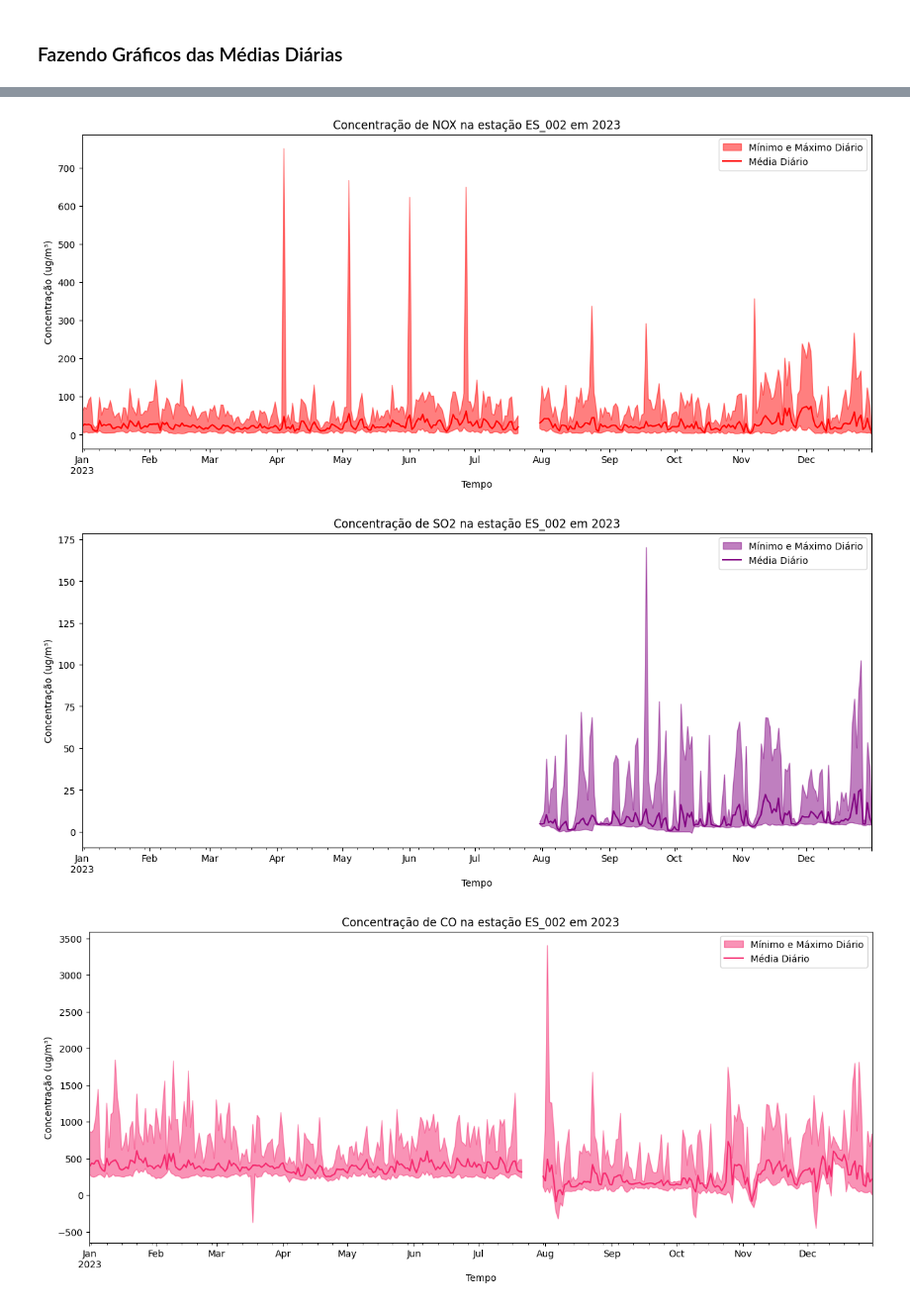
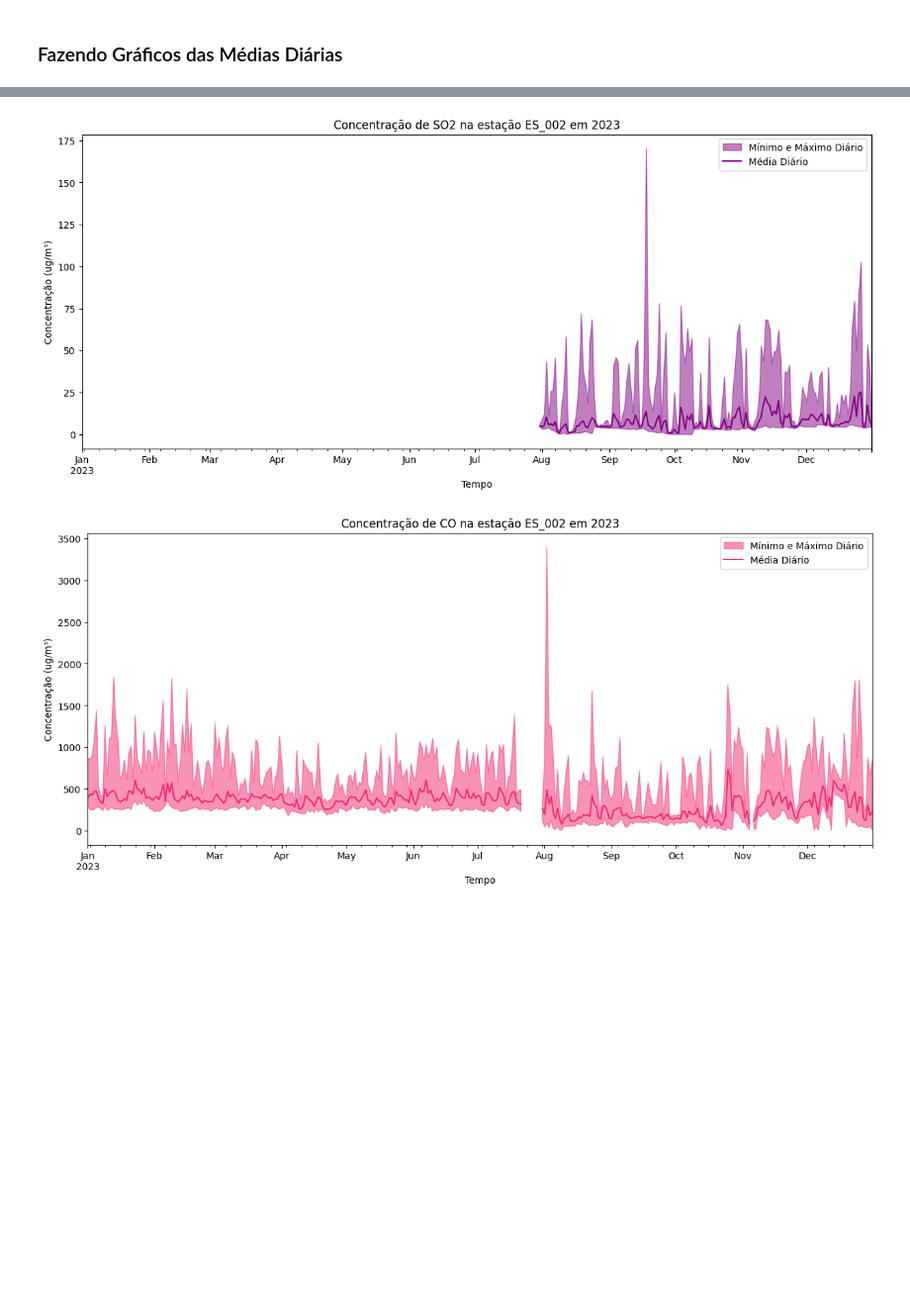
Before and after one commit to Bianca-bonetti/ENS410064, a Jupyter notebook: Atividade03.ipynb, the cells around one changed output, grey strips where cells are left out. Shown at 99% size. Saved outputs shown, nothing was run; the diff lists cells and outputs as text; code cells hidden in the pictures; blank space fills up the shorter version.

```diff
--- a/Atividade03.ipynb
+++ b/Atividade03.ipynb
@@ -87,7 +90,3 @@ See the caveats in the documentation: https://pandas.pydata.org/pandas-docs/stab
 | 2023-01-01 02:30:00 | 2023 | 1 | 1 | 2 | 30 | Ibes | ES_008 | MP25 | NaN | ug/m3 | Automatica | ... |
 | 2023-01-01 03:30:00 | 2023 | 1 | 1 | 3 | 30 | Ibes | ES_008 | MP25 | NaN | ug/m3 | Automatica | ... |
 | 2023-01-01 04:30:00 | 2023 | 1 | 1 | 4 | 30 | Ibes | ES_008 | MP25 | NaN | ug/m3 | Automatica | ... |
-# %%
-# Selecionando somente os dados importantes para minha análise
-laranjeiras = laranjeiras[['Poluente','Valor', 'Unidade', 'Tipo', 'Testacao']]
-laranjeiras
@@ -128,28 +121,27 @@ for polu in poluentes:
 # %% [markdown]
 ### Fazendo Gráficos das Médias Diárias
 # %%
-jj=0
-for polu in poluentes:
+for jj, polu in enumerate(poluentes):
     # Calcula a média, mínima e máxima diária
     df_poluente = laranjeiras.loc[(laranjeiras['Poluente'] == polu)]
-    media_diaria_poluente = df_poluente['Valor'].resample('D').mean()  #Resample('D'),reamostrar os dados em uma base diária e calculua a media
-    min_diaria_poluente = df_poluente['Valor'].resample('D').min()
-    max_diaria_poluente = df_poluente['Valor'].resample('D').max()
+    if df_poluente['Valor'].mean()>0:
+        media_diaria_poluente = df_poluente['Valor'].resample('D').mean()  #Resample('D'),reamostrar os dados em uma base diária e calculua a media
+        min_diaria_poluente = df_poluente['Valor'].resample('D').min()
+        max_diaria_poluente = df_poluente['Valor'].resample('D').max()
 
-    plt.figure(figsize=(15, 6))
+        plt.figure(figsize=(15, 6))
 
-    # Área sombreada entre os valores mínimo e máximo
-    plt.fill_between(min_diaria_poluente.index, min_diaria_poluente, max_diaria_poluente, color=colors[jj], alpha=0.5, label='Mínimo e Máximo Diário')
+        # Área sombreada entre os valores mínimo e máximo
+        plt.fill_between(min_diaria_poluente.index, min_diaria_poluente, max_diaria_poluente, color=colors[jj], alpha=0.5, label='Mínimo e Máximo Diário')
 
-    # Plota a média diária
-    media_diaria_poluente.plot(color=colors[jj], legend=True, label='Média Diário')
+        # Plota a média diária
+        media_diaria_poluente.plot(color=colors[jj], legend=True, label='Média Diário')
 
-    plt.xlabel('Tempo')
-    plt.ylabel('Concentração (ug/m³)')
-    plt.title('Concentração de '+polu+' na estação ES_002 em 2023')
-    plt.legend()
-    plt.show()
-    jj=jj+1
+        plt.xlabel('Tempo')
+        plt.ylabel('Concentração (ug/m³)')
+        plt.title('Concentração de '+polu+' na estação ES_002 em 2023')
+        plt.legend()
+        plt.show()
 # %% [output]
 [figure]
 [figure]
@@ -160,3 +152,2 @@ for polu in poluentes:
-[figure, old version]
+[figure, new version]
-[figure, old version]
+[figure, new version]
-[figure, removed]
```
Also changed, not shown: parts of 14 cells of this notebook.
